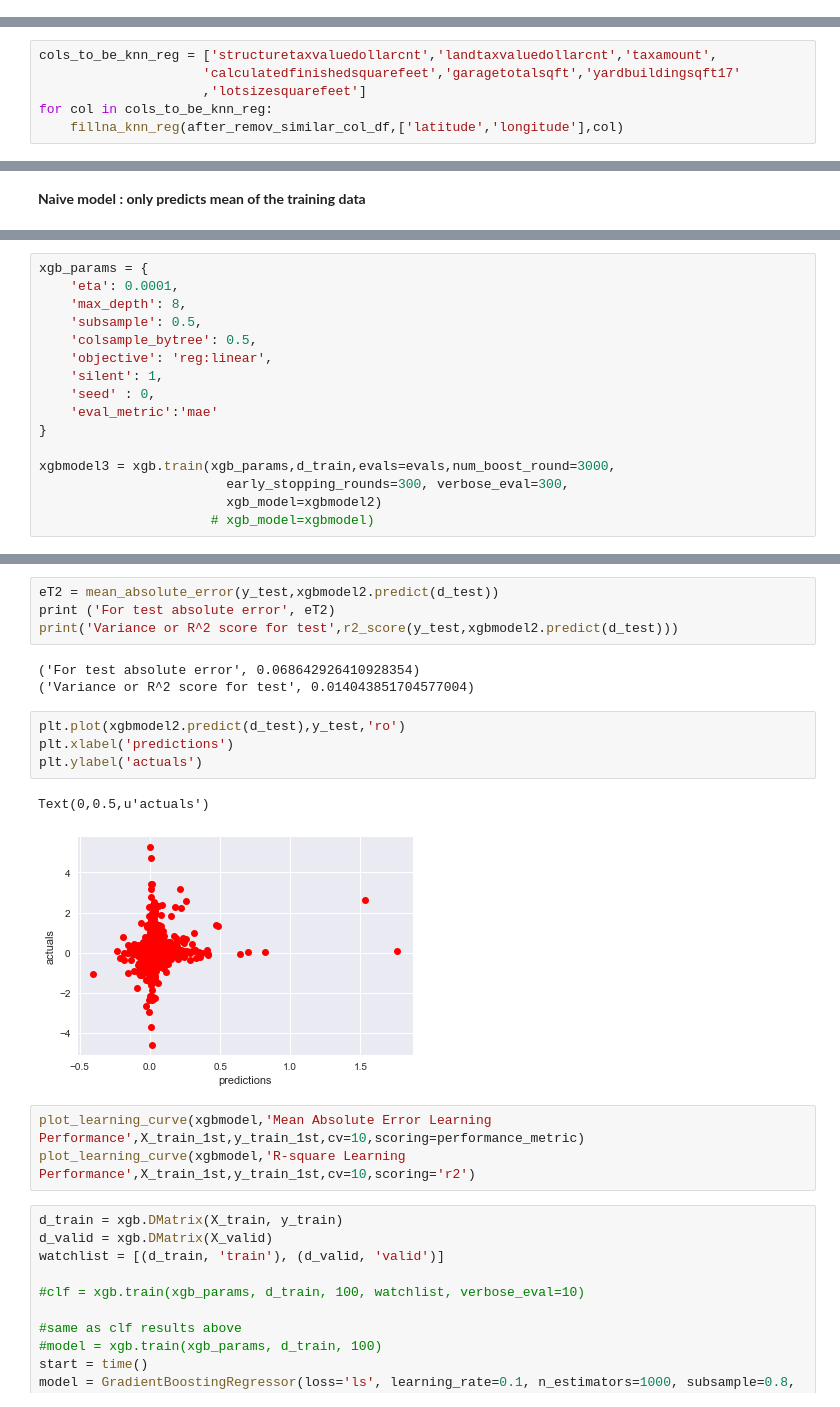
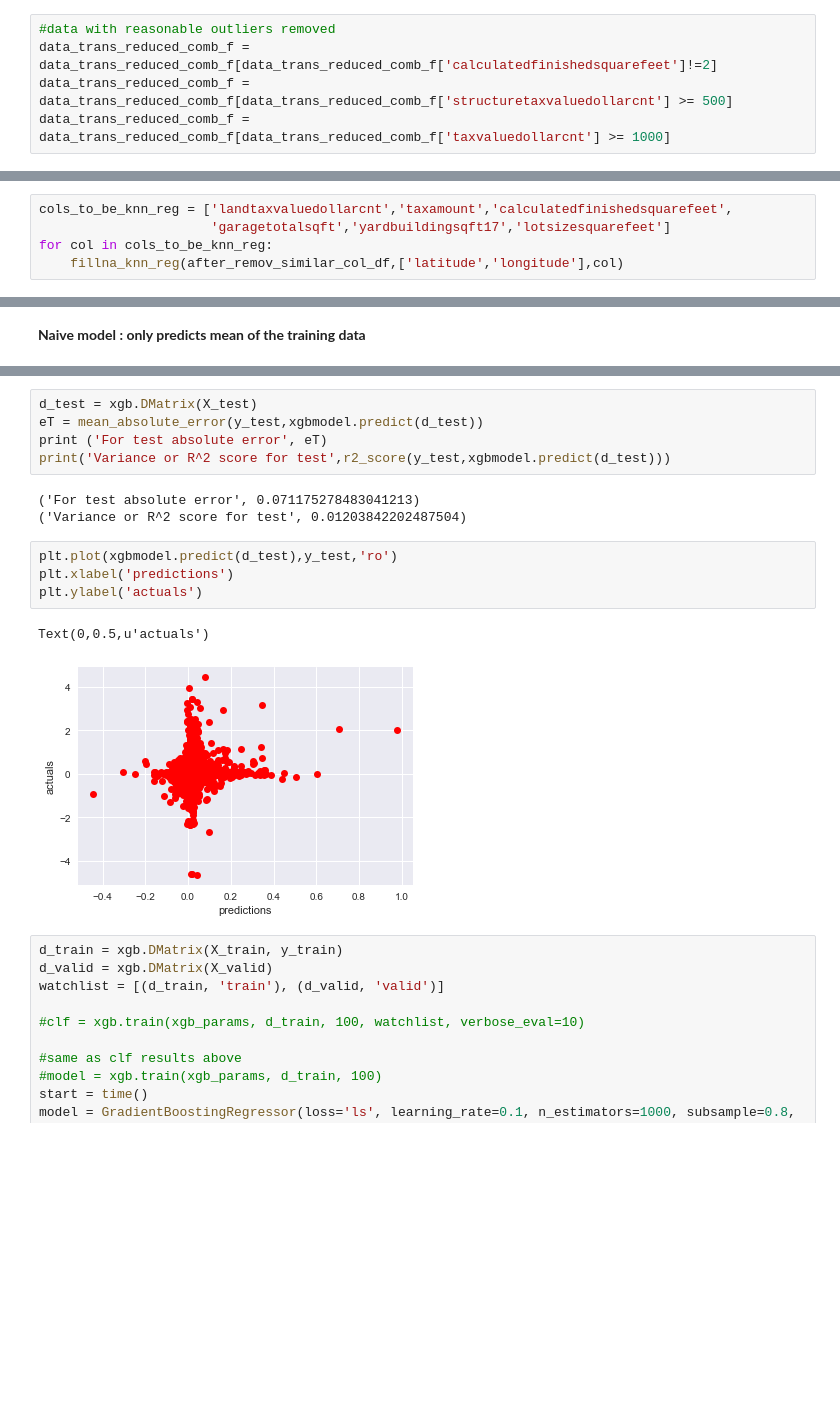
Before and after one commit to saurabhrpi/Improve-Zillow-s-Prediction-Residual, a Jupyter notebook: ZillowEstimate.ipynb, the cells around one changed output, grey strips where cells are left out. Cells and saved outputs as stored; diff of their text form; blank space fills up the shorter version.

Commit message:
Run the model on data without outliers

```diff
--- a/ZillowEstimate.ipynb
+++ b/ZillowEstimate.ipynb
@@ -368,3 +385,8 @@ plot_corr(data_trans_reduced_comb_f)
+# %%
+#data with reasonable outliers removed
+data_trans_reduced_comb_f = data_trans_reduced_comb_f[data_trans_reduced_comb_f['calculatedfinishedsquarefeet']!=2]
+data_trans_reduced_comb_f = data_trans_reduced_comb_f[data_trans_reduced_comb_f['structuretaxvaluedollarcnt'] >= 500]
+data_trans_reduced_comb_f = data_trans_reduced_comb_f[data_trans_reduced_comb_f['taxvaluedollarcnt'] >= 1000]
 # %%
 #def plot_ggplot(df,xlabel,ylabel):
 ggplot(aes(x='logerror', y='calculatedfinishedsquarefeet'), data=data_trans_reduced_comb_f) + \
@@ -496,9 +518,8 @@ cols_to_be_knn = ['yearbuilt','airconditioningtypeid','heatingorsystemtypeid','b
 for col in cols_to_be_knn:
     fillna_knn(after_remov_similar_col_df,['latitude','longitude'],col)
 # %%
-cols_to_be_knn_reg = ['structuretaxvaluedollarcnt','landtaxvaluedollarcnt','taxamount',
-                     'calculatedfinishedsquarefeet','garagetotalsqft','yardbuildingsqft17'
-                     ,'lotsizesquarefeet']
+cols_to_be_knn_reg = ['landtaxvaluedollarcnt','taxamount','calculatedfinishedsquarefeet',
+                      'garagetotalsqft','yardbuildingsqft17','lotsizesquarefeet']
 for col in cols_to_be_knn_reg:
     fillna_knn_reg(after_remov_similar_col_df,['latitude','longitude'],col)
 # %%
@@ -799,16 +822,0 @@ Will train until valid-mae hasn't improved in 100 rounds.
-# %%
-xgb_params = {
-    'eta': 0.0001,
-    'max_depth': 8,
-    'subsample': 0.5,
-    'colsample_bytree': 0.5,
-    'objective': 'reg:linear',
-    'silent': 1,
-    'seed' : 0,
-    'eval_metric':'mae'
-}
-
-xgbmodel3 = xgb.train(xgb_params,d_train,evals=evals,num_boost_round=3000,
-                        early_stopping_rounds=300, verbose_eval=300,
-                        xgb_model=xgbmodel2)
-                      # xgb_model=xgbmodel)
@@ -825,20 +823,18 @@ Stopping. Best iteration:
 # %%
-eT2 = mean_absolute_error(y_test,xgbmodel2.predict(d_test))
-print ('For test absolute error', eT2)
-print('Variance or R^2 score for test',r2_score(y_test,xgbmodel2.predict(d_test)))
+d_test = xgb.DMatrix(X_test)
+eT = mean_absolute_error(y_test,xgbmodel.predict(d_test))
+print ('For test absolute error', eT)
+print('Variance or R^2 score for test',r2_score(y_test,xgbmodel.predict(d_test)))
 # %% [output]
-('For test absolute error', 0.068642926410928354)
-('Variance or R^2 score for test', 0.014043851704577004)
+('For test absolute error', 0.071175278483041213)
+('Variance or R^2 score for test', 0.01203842202487504)
 # %%
-plt.plot(xgbmodel2.predict(d_test),y_test,'ro')
+plt.plot(xgbmodel.predict(d_test),y_test,'ro')
 plt.xlabel('predictions')
 plt.ylabel('actuals')
 # %% [output]
 Text(0,0.5,u'actuals')
-[figure, old version]
+[figure, new version]
-# %%
-plot_learning_curve(xgbmodel,'Mean Absolute Error Learning Performance',X_train_1st,y_train_1st,cv=10,scoring=performance_metric)
-plot_learning_curve(xgbmodel,'R-square Learning Performance',X_train_1st,y_train_1st,cv=10,scoring='r2')
 # %%
 d_train = xgb.DMatrix(X_train, y_train)
 d_valid = xgb.DMatrix(X_valid)
```
Also changed, not shown: parts of 31 cells of this notebook.
